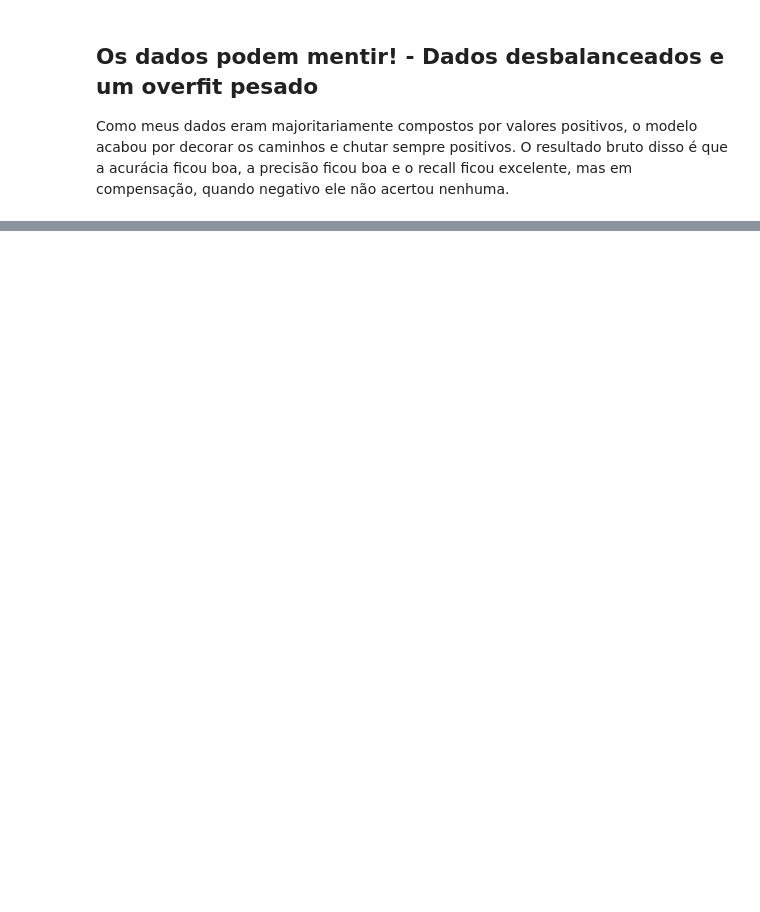
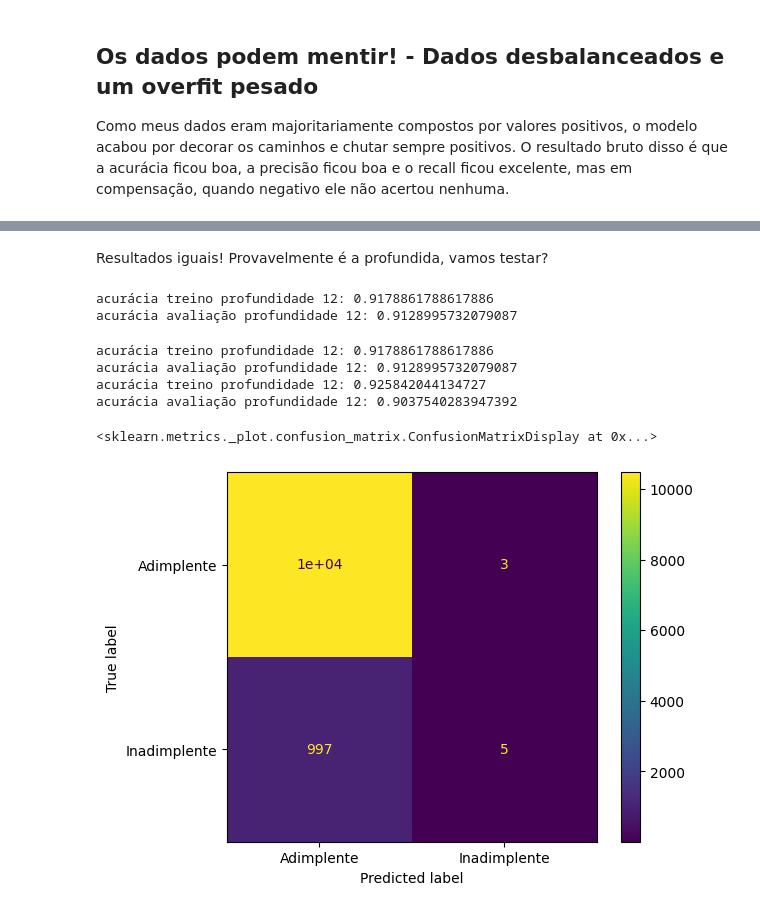
Before and after one commit to felipe-lim4/study-ml-classification, a Jupyter notebook: classificacao_validacao_metricas.ipynb, the cells around one changed output, grey strips where cells are left out. Cells and saved outputs as stored; diff of their text form; code cells hidden in the pictures; blank space fills up the shorter version.

Commit message:
feat: utilizando random forest e métricas de validação

```diff
--- a/classificacao_validacao_metricas.ipynb
+++ b/classificacao_validacao_metricas.ipynb
@@ -189,0 +202,4 @@ Como meus dados eram majoritariamente compostos por valores positivos, o modelo
+# %%
+random_forest = RandomForestClassifier(max_depth=3)
+random_forest.fit(x_treino, y_treino)
+random_forest.score(x_val, y_val)
@@ -189,0 +228,29 @@ Como meus dados eram majoritariamente compostos por valores positivos, o modelo
+# %% [markdown]
+Resultados iguais! Provavelmente é a profundida, vamos testar?
+# %%
+random_forest = RandomForestClassifier(max_depth=12)
+random_forest.fit(x_treino, y_treino)
+
+tree =  DecisionTreeClassifier(max_depth=12)
+tree.fit(x_treino, y_treino)
+# %% [output]
+acurácia treino profundidade 12: 0.9178861788617886
+acurácia avaliação profundidade 12: 0.9128995732079087
+# %%
+print(f'acurácia treino profundidade 12 random_fores: {random_forest.score(x_treino,y_treino)}')
+print(f'acurácia avaliação profundidade 12 random_forest: {random_forest.score(x_val,y_val)}')
+print(f'acurácia treino profundidade 12 arvore: {tree.score(x_treino,y_treino)}')
+print(f'acurácia avaliação profundidade 12 arvore: {tree.score(x_val,y_val)}')
+# %% [output]
+acurácia treino profundidade 12: 0.9178861788617886
+acurácia avaliação profundidade 12: 0.9128995732079087
+acurácia treino profundidade 12: 0.925842044134727
+acurácia avaliação profundidade 12: 0.9037540283947392
+# %%
+y_previsto = random_forest.predict(x_val)
+matriz_confusao = confusion_matrix(y_val, y_previsto)
+visualizacao = ConfusionMatrixDisplay(confusion_matrix=matriz_confusao, display_labels=['Adimplente', "Inadimplente"])
+visualizacao.plot()
+# %% [output]
+<sklearn.metrics._plot.confusion_matrix.ConfusionMatrixDisplay at 0x...>
+[figure, added]
```
Also changed, not shown: parts of 14 cells of this notebook.
